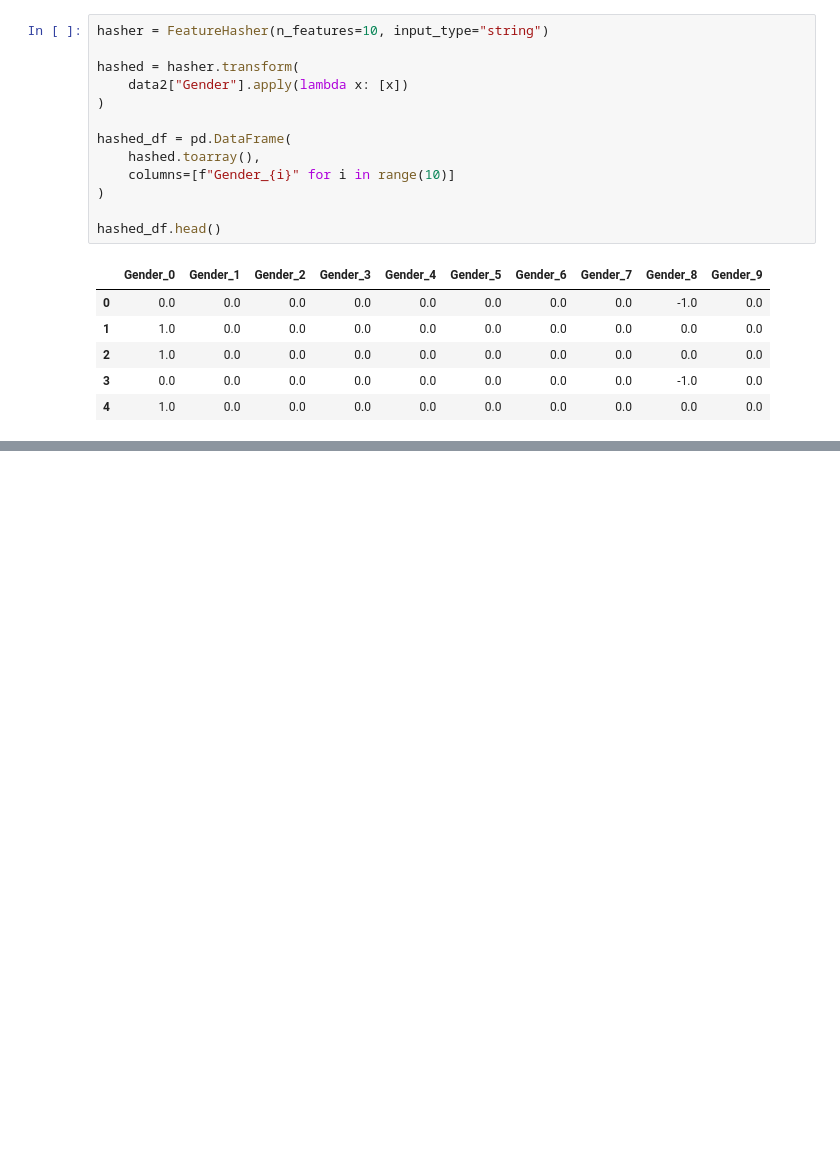
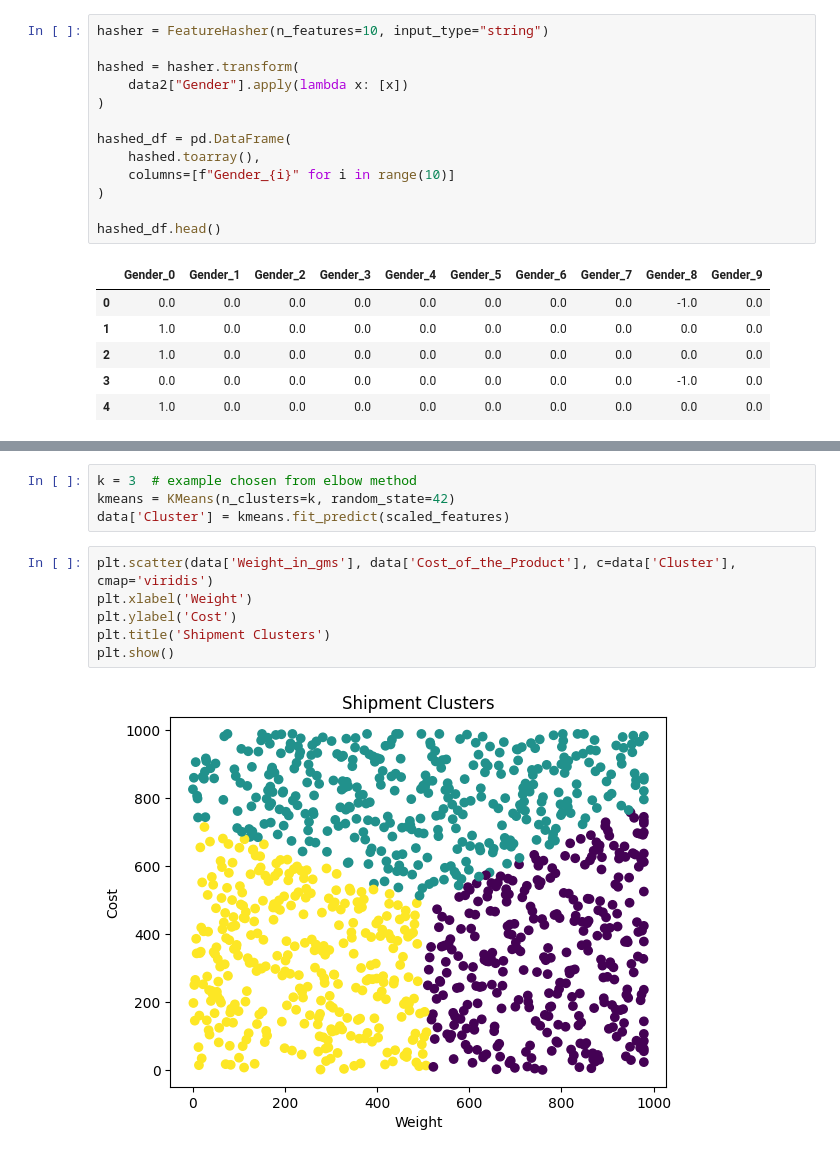
Before and after one commit to mailech/ShipmentSure-Predicting-On-Time-Delivery-Using-Supplier-Data, a Jupyter notebook: Assignment Pseudocode/Assignment(Feature Hashing and Feature Generation).ipynb, the cells around one changed output, grey strips where cells are left out. Drawn from its saved outputs; the diff is of its cells as text; blank space fills up the shorter version.

```diff
--- a/Assignment Pseudocode/Assignment(Feature Hashing and Feature Generation).ipynb
+++ b/Assignment Pseudocode/Assignment(Feature Hashing and Feature Generation).ipynb
@@ -133,0 +160,12 @@ hashed_df.head()
+# %%
+k = 3  # example chosen from elbow method
+kmeans = KMeans(n_clusters=k, random_state=42)
+data['Cluster'] = kmeans.fit_predict(scaled_features)
+# %%
+plt.scatter(data['Weight_in_gms'], data['Cost_of_the_Product'], c=data['Cluster'], cmap='viridis')
+plt.xlabel('Weight')
+plt.ylabel('Cost')
+plt.title('Shipment Clusters')
+plt.show()
+# %% [output]
+[figure, added]
```
Also changed, not shown: parts of 3 cells of this notebook.
